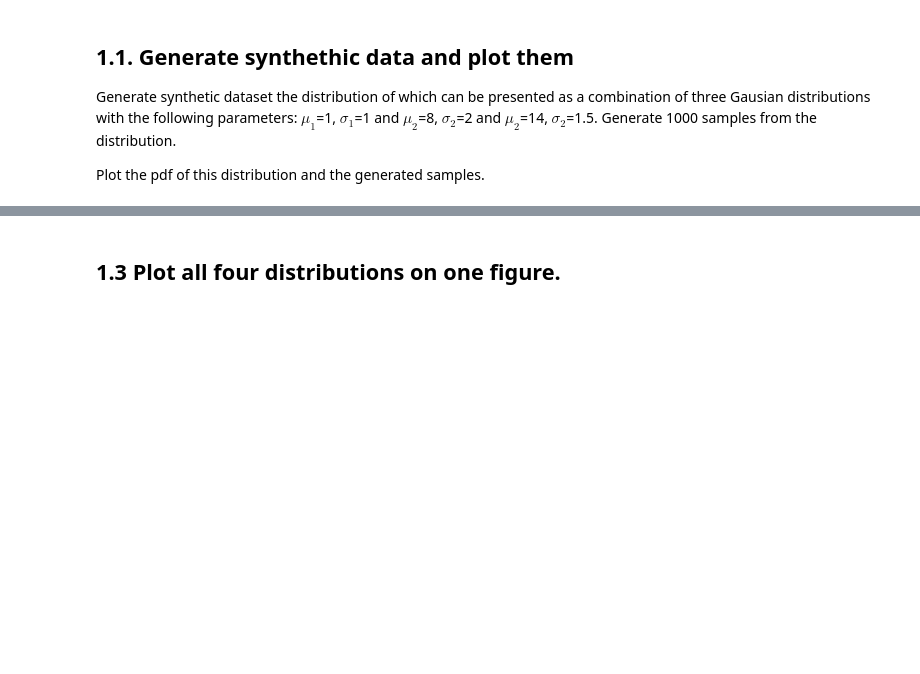
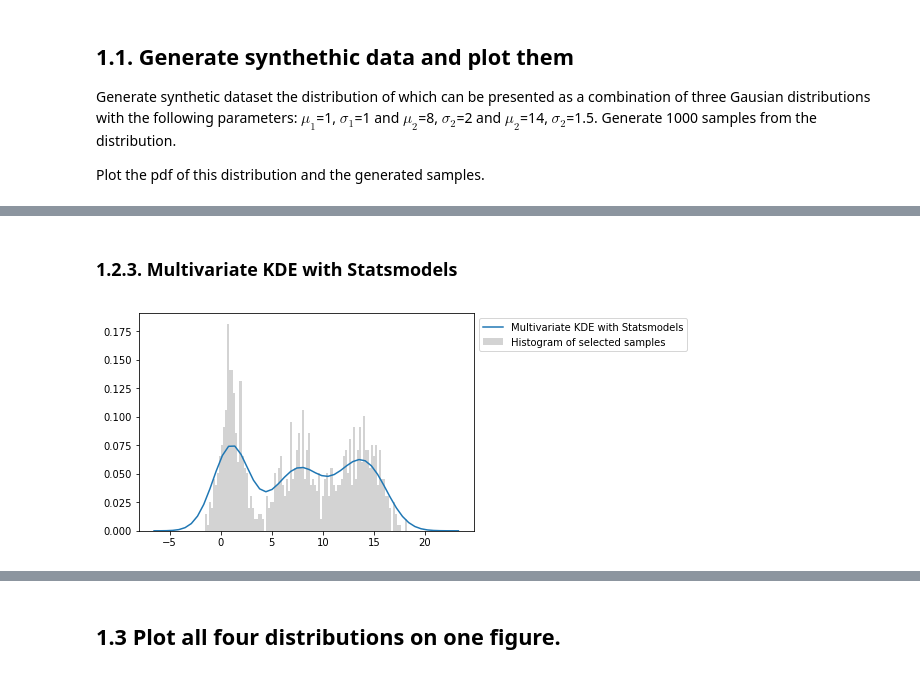
Before and after one commit to debaraj-barua/LearningAndAdaptivity-ss18, a Jupyter notebook: Assignment03/src/LA03_Ex2_KDE.ipynb, the cells around one changed output, grey strips where cells are left out. Drawn from its saved outputs; the diff is of its cells as text; code cells hidden in the pictures; blank space fills up the shorter version.

```diff
--- a/Assignment03/src/LA03_Ex2_KDE.ipynb
+++ b/Assignment03/src/LA03_Ex2_KDE.ipynb
@@ -55,0 +85,12 @@ plt.show()
+# %% [markdown]
+### 1.2.3. Multivariate KDE with Statsmodels
+# %%
+statsmod_multivariate_kde = KDEMultivariate(samples, var_type= 'c')
+plt.hist(samples, bins=samples.size//10, normed=True,
+         label="Histogram of selected samples",color='lightgrey')
+plt.plot(x, statsmod_multivariate_kde.pdf(x),
+         label= 'Multivariate KDE with Statsmodels')
+plt.legend(bbox_to_anchor = (1,1),loc= 2)
+plt.show()
+# %% [output]
+[figure, added]
```
Also changed, not shown: parts of 9 cells of this notebook, 1 other file.
